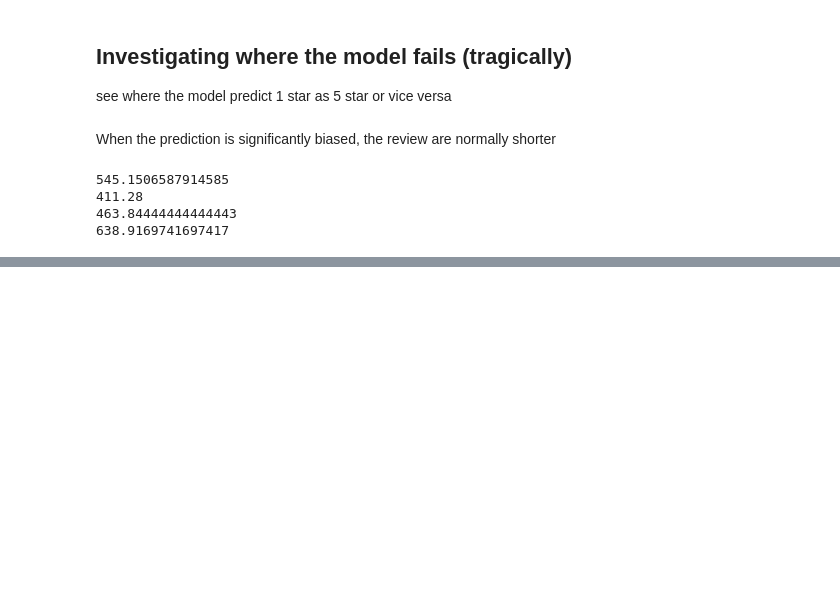
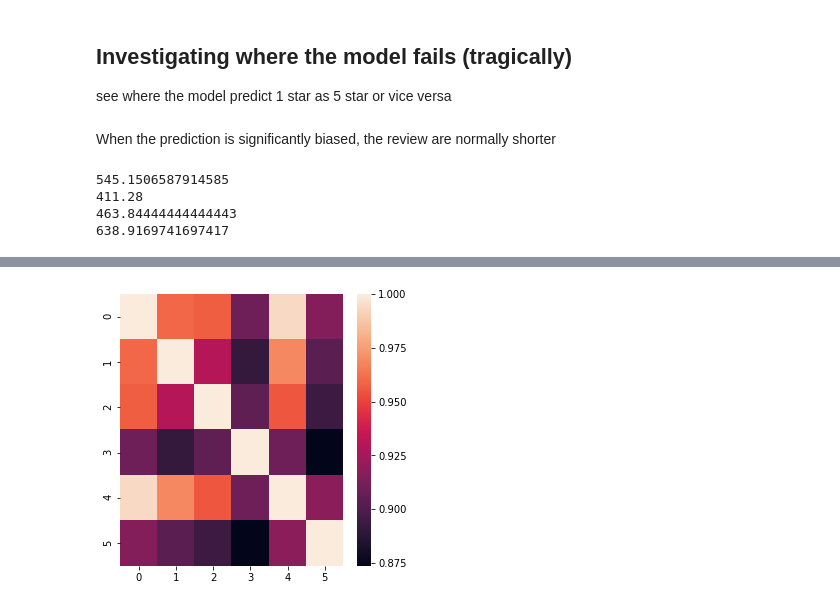
Before and after one commit to XC-Li/Yelp_review_sentiment_modeling, a Jupyter notebook: bag_of_words_model_v2.ipynb, the cells around one changed output, grey strips where cells are left out. Drawn from its saved outputs; the diff is of its cells as text; code cells hidden in the pictures; blank space fills up the shorter version.

```diff
--- a/bag_of_words_model_v2.ipynb
+++ b/bag_of_words_model_v2.ipynb
@@ -579,0 +596,21 @@ array(['management', 'rude', 'worst', 'hour', 'missing', 'per', 'owners',
+# %%
+tfidf = TfidfVectorizer().fit_transform(all_reviews.values.astype('U'))
+# %%
+#1 star
+def calculate_cosine_similarity(star):
+    documents = []
+    for i in range(1, 7):
+        s = ''
+        all_reviews = processed_df.loc[(processed_df['typeA'] == i) & (processed_df['star'] == star)].loc[:,'review']
+        for r in all_reviews.values.astype('U'):
+            s += r
+        documents.append(s)
+    tfidf = TfidfVectorizer().fit_transform(documents)
+    pairwise_similarity = tfidf * tfidf.T
+    pairwise_similarity = pairwise_similarity.toarray()
+
+    plt.figure(figsize=(5,5))
+    sns.heatmap(pairwise_similarity)
+    plt.show()
+
+    return pairwise_similarity
@@ -579,0 +627,4 @@ array(['management', 'rude', 'worst', 'hour', 'missing', 'per', 'owners',
+# %%
+cosine_sim_1star = calculate_cosine_similarity(1)
+# %% [output]
+[figure, added]
```
Also changed, not shown: parts of 8 cells of this notebook.
